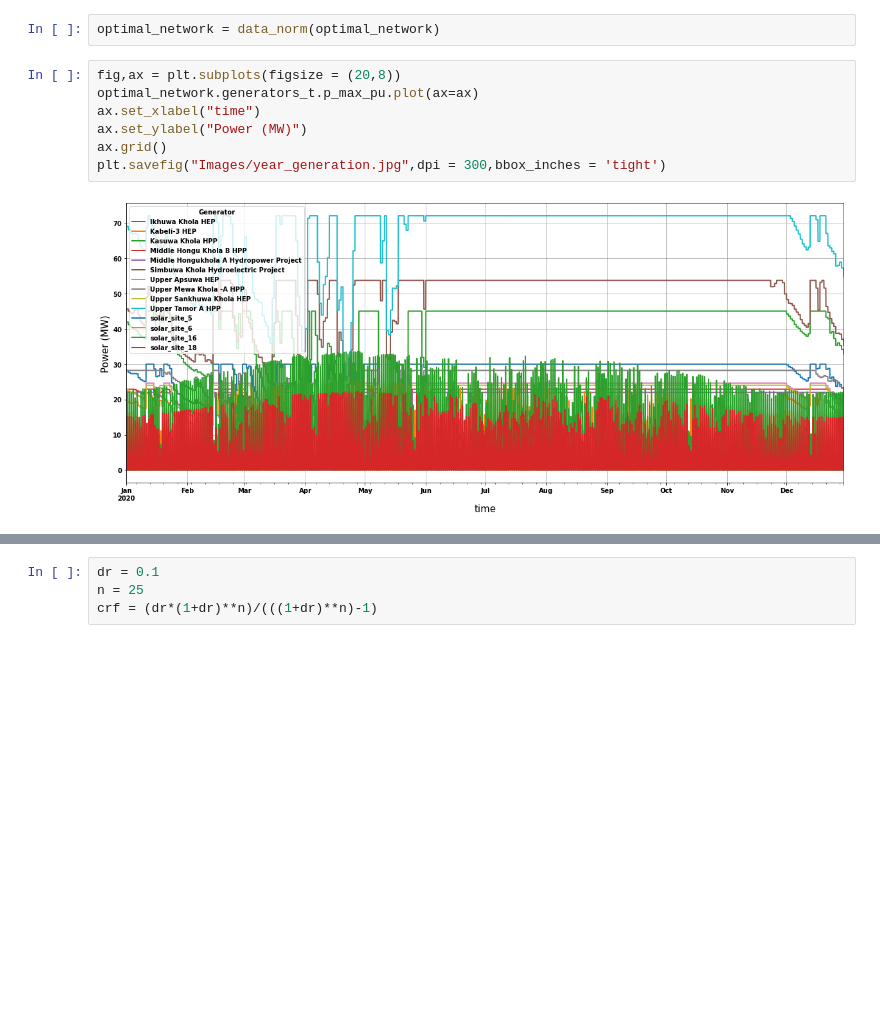
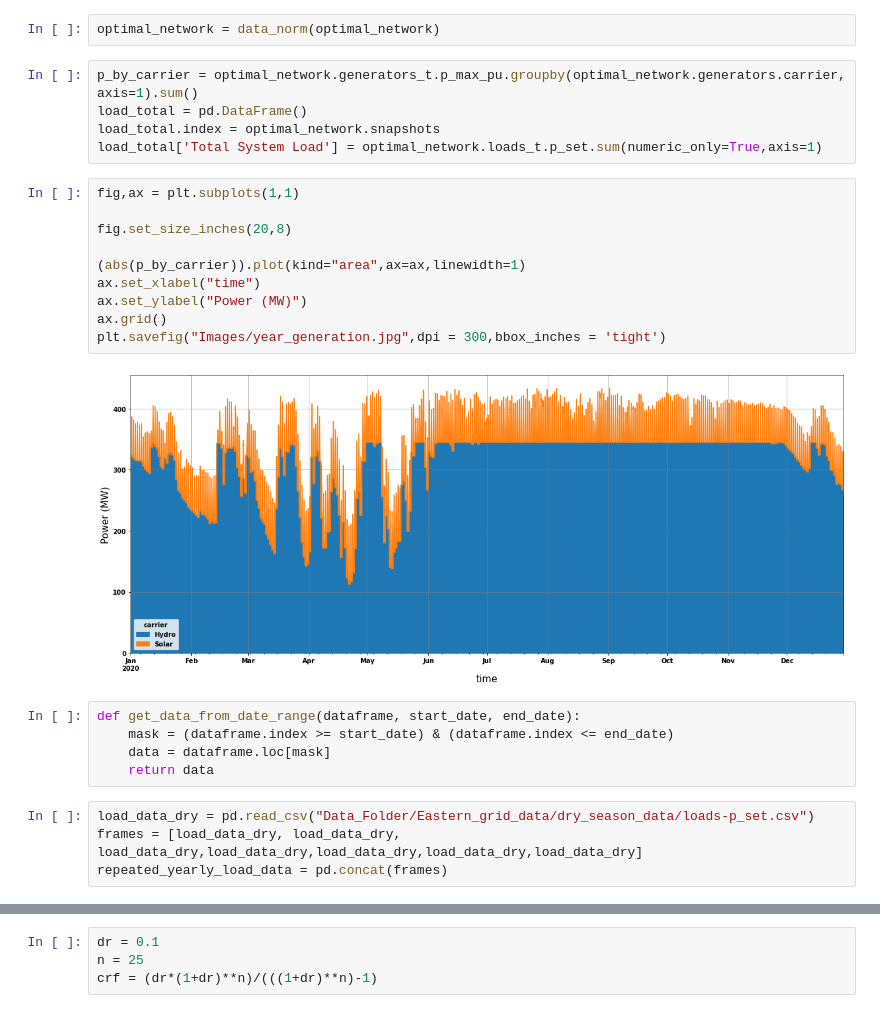
Before and after one commit to deependran7/grid_optimization, a Jupyter notebook: Cost_Analysis.ipynb, the cells around one changed output, grey strips where cells are left out. Drawn from its saved outputs; the diff is of its cells as text; blank space fills up the shorter version.

```diff
--- a/Cost_Analysis.ipynb
+++ b/Cost_Analysis.ipynb
@@ -88,12 +88,29 @@ def data_norm(Network_data):
     return Network_data
 # %%
 optimal_network = data_norm(optimal_network)
+# %%
+p_by_carrier = optimal_network.generators_t.p_max_pu.groupby(optimal_network.generators.carrier, axis=1).sum()
+load_total = pd.DataFrame()
+load_total.index = optimal_network.snapshots
+load_total['Total System Load'] = optimal_network.loads_t.p_set.sum(numeric_only=True,axis=1)
 # %%
-fig,ax = plt.subplots(figsize = (20,8))
-optimal_network.generators_t.p_max_pu.plot(ax=ax)
+fig,ax = plt.subplots(1,1)
+
+fig.set_size_inches(20,8)
+
+(abs(p_by_carrier)).plot(kind="area",ax=ax,linewidth=1)
 ax.set_xlabel("time")
 ax.set_ylabel("Power (MW)")
 ax.grid()
 plt.savefig("Images/year_generation.jpg",dpi = 300,bbox_inches = 'tight')
 # %% [output]
-[figure, old version]
+[figure, new version]
+# %%
+def get_data_from_date_range(dataframe, start_date, end_date):
+    mask = (dataframe.index >= start_date) & (dataframe.index <= end_date)
+    data = dataframe.loc[mask]
+    return data
+# %%
+load_data_dry = pd.read_csv("Data_Folder/Eastern_grid_data/dry_season_data/loads-p_set.csv")
+frames = [load_data_dry, load_data_dry, load_data_dry,load_data_dry,load_data_dry,load_data_dry,load_data_dry]
+repeated_yearly_load_data = pd.concat(frames)
```
Also changed, not shown: parts of 10 cells of this notebook, 9 other files.
